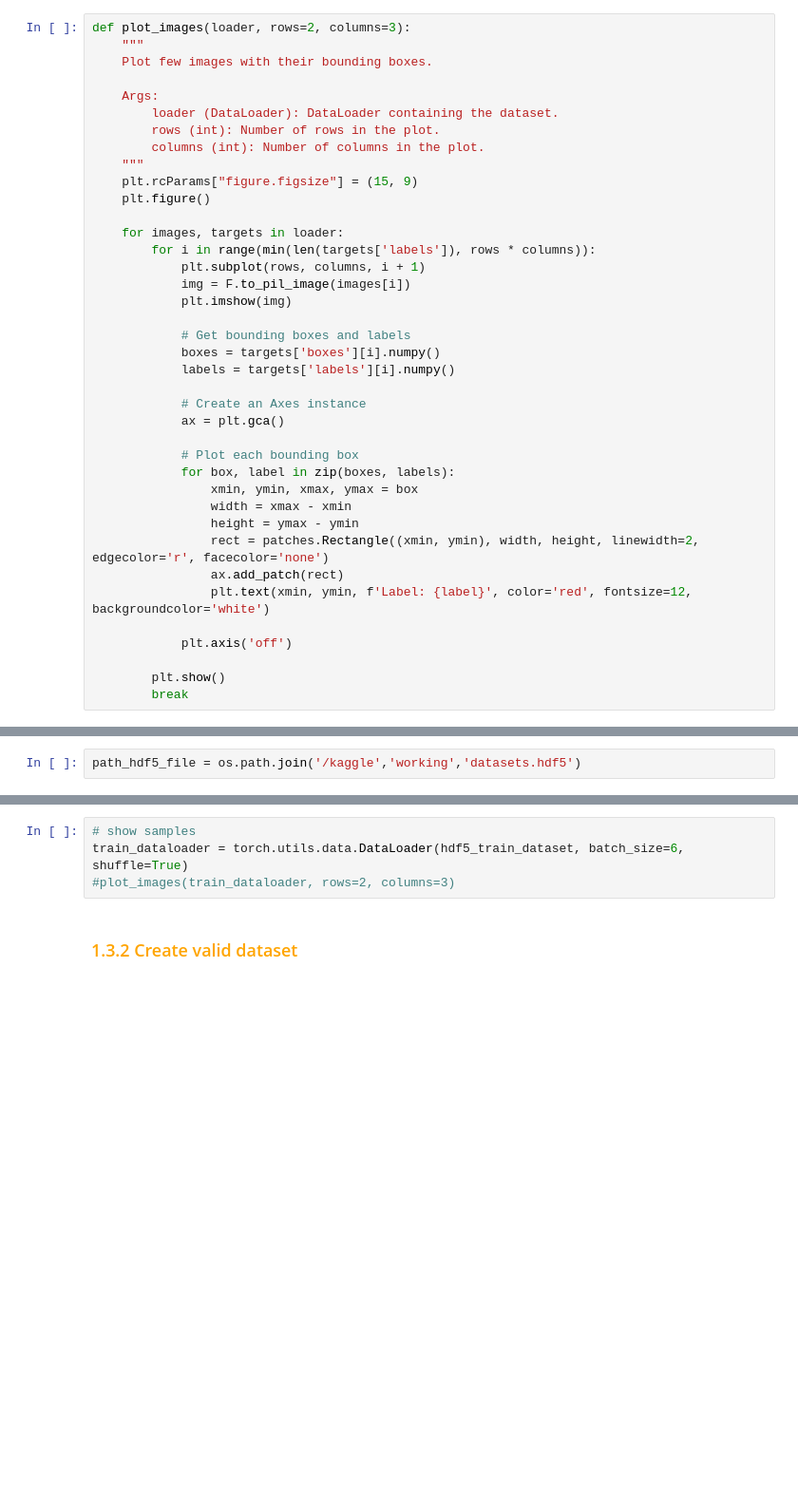
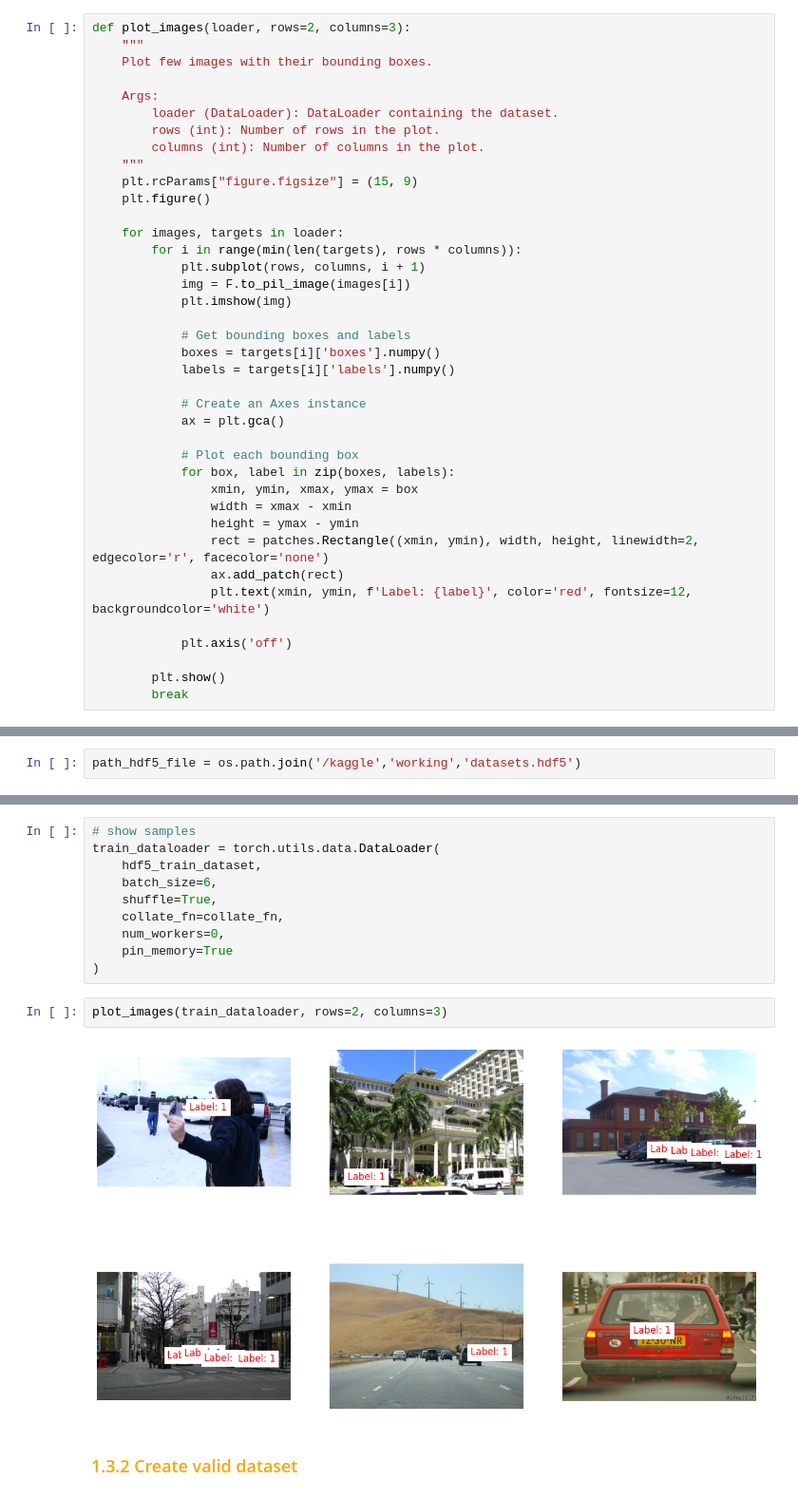
Before and after one commit to RadimKozl/OpenCV_PyTorch_Project3, a Jupyter notebook: Project3_object_detection.ipynb, the cells around one changed output, grey strips where cells are left out. Shown at 95% size. Saved outputs shown, nothing was run; the diff lists cells and outputs as text; blank space fills up the shorter version.

```diff
--- a/Project3_object_detection.ipynb
+++ b/Project3_object_detection.ipynb
@@ -475,14 +475,14 @@ def plot_images(loader, rows=2, columns=3):
     plt.figure()
 
     for images, targets in loader:
-        for i in range(min(len(targets['labels']), rows * columns)):
+        for i in range(min(len(targets), rows * columns)):
             plt.subplot(rows, columns, i + 1)
             img = F.to_pil_image(images[i])
             plt.imshow(img)
 
             # Get bounding boxes and labels
-            boxes = targets['boxes'][i].numpy()
-            labels = targets['labels'][i].numpy()
+            boxes = targets[i]['boxes'].numpy()
+            labels = targets[i]['labels'].numpy()
 
             # Create an Axes instance
             ax = plt.gca()
@@ -522,7 +522,17 @@ Wall time: 3min 52s
 # %%
 # show samples
-train_dataloader = torch.utils.data.DataLoader(hdf5_train_dataset, batch_size=6, shuffle=True)
-#plot_images(train_dataloader, rows=2, columns=3)
+train_dataloader = torch.utils.data.DataLoader(
+    hdf5_train_dataset,
+    batch_size=6,
+    shuffle=True,
+    collate_fn=collate_fn,
+    num_workers=0,
+    pin_memory=True
+)
+# %%
+plot_images(train_dataloader, rows=2, columns=3)
+# %% [output]
+[figure, added]
 # %% [markdown]
 ###  <font style="color:orange">1.3.2 Create valid dataset</font>
 # %%
```
Also changed, not shown: parts of 14 cells of this notebook.
